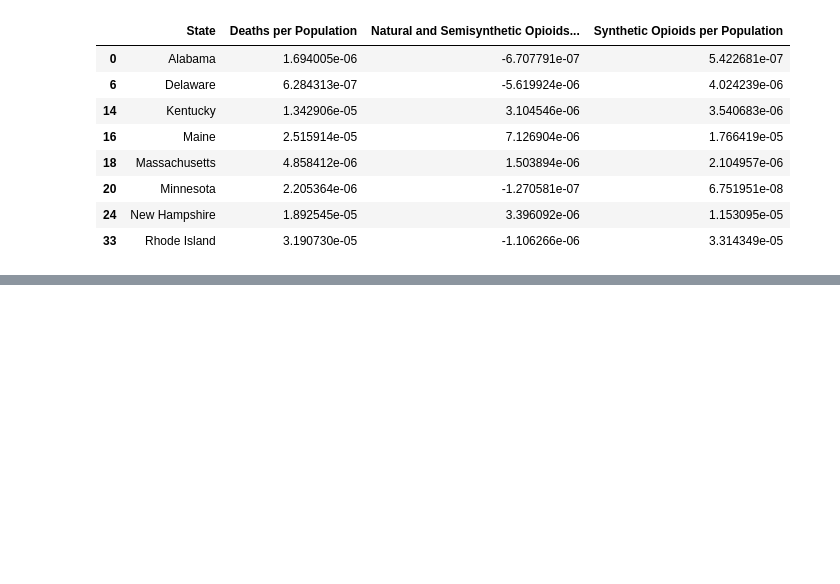
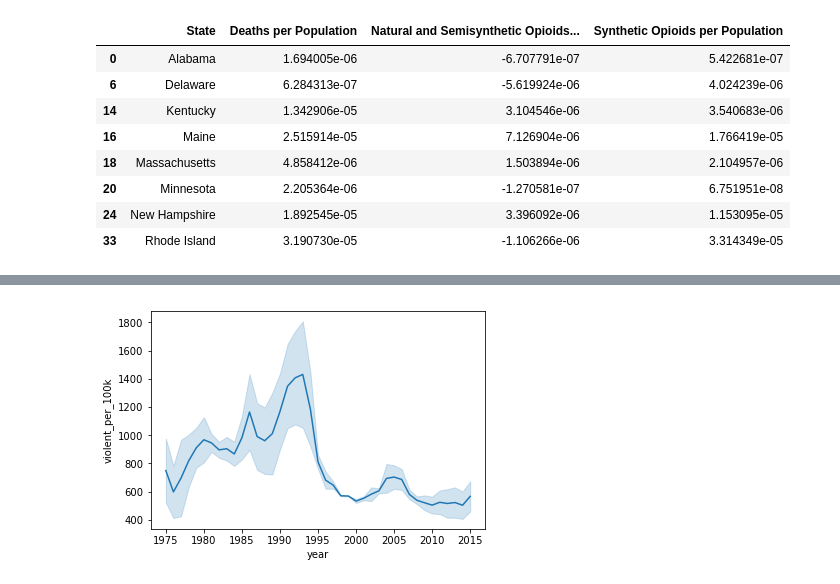
Before and after one commit to displaced-lobster/BDC2019, a Jupyter notebook: Colorado.ipynb, the cells around one changed output, grey strips where cells are left out. Saved outputs shown, nothing was run; the diff lists cells and outputs as text; code cells hidden in the pictures; blank space fills up the shorter version.

Commit message:
Add additional data exploration.

```diff
--- a/Colorado.ipynb
+++ b/Colorado.ipynb
@@ -704,0 +818,7 @@ df_growth[df_growth['Synthetic Opioids per Population'] > df_growth['Natural and
+# %%
+crime['State'] = ''
+# %%
+for key, value in us_state_abbrev.items():
+    crime['State'][crime['ORI'].str.startswith(value, na=False)] = key
+
+crime.head()
@@ -704,0 +832,4 @@ df_growth[df_growth['Synthetic Opioids per Population'] > df_growth['Natural and
+# %%
+columns = ['year', 'total_pop', 'violent_per_100k', 'rob_per_100k', 'agg_ass_per_100k', 'State']
+crime_sub = crime[columns]
+crime_sub.head()
@@ -704,0 +843,7 @@ df_growth[df_growth['Synthetic Opioids per Population'] > df_growth['Natural and
+# %%
+crime_sub = crime_sub.dropna()
+# %%
+sns.lineplot(x='year', y='violent_per_100k', data=crime_sub[crime_sub['State'] == 'Colorado'])
+plt.show()
+# %% [output]
+[figure, added]
```
Also changed, not shown: parts of 70 cells of this notebook.
